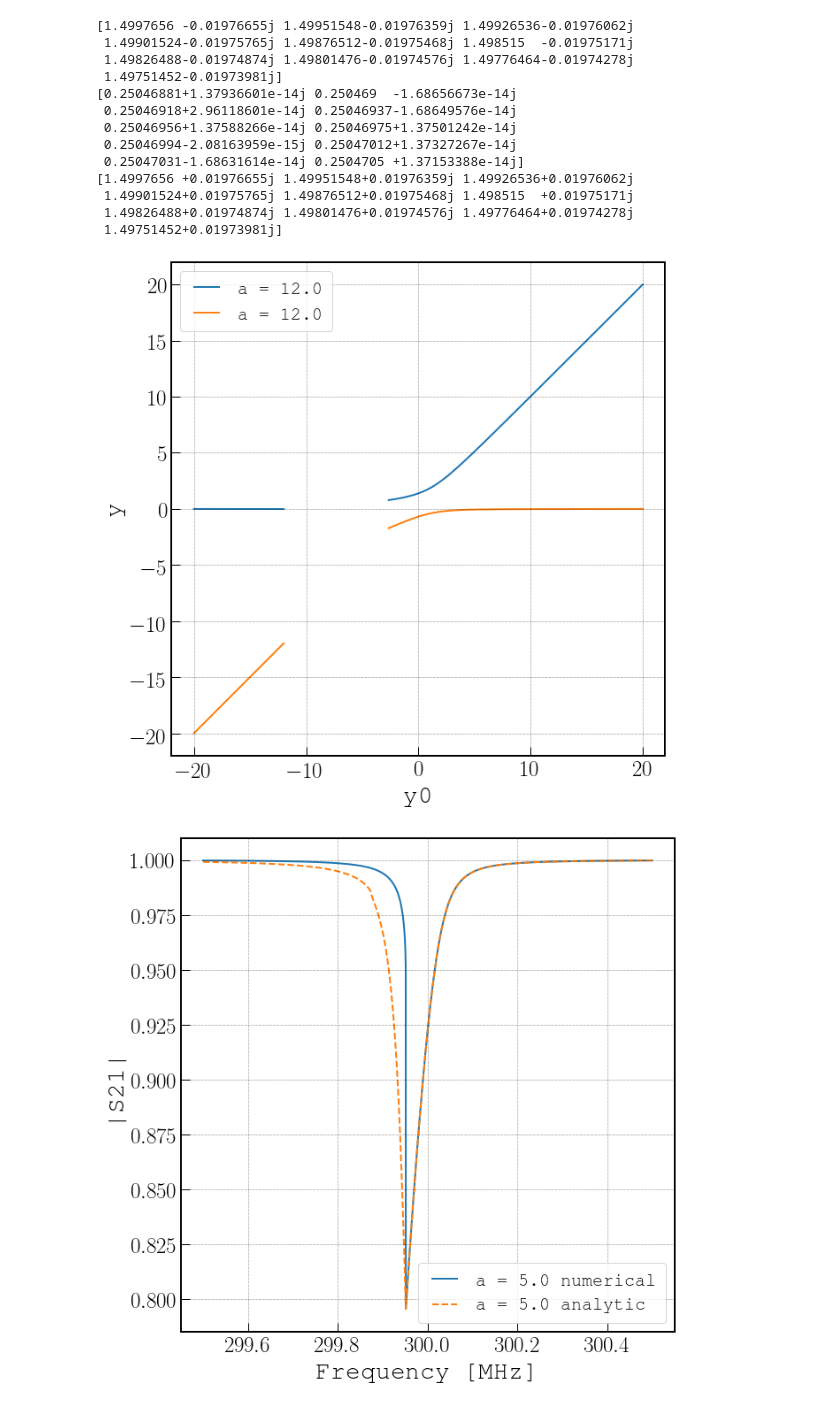
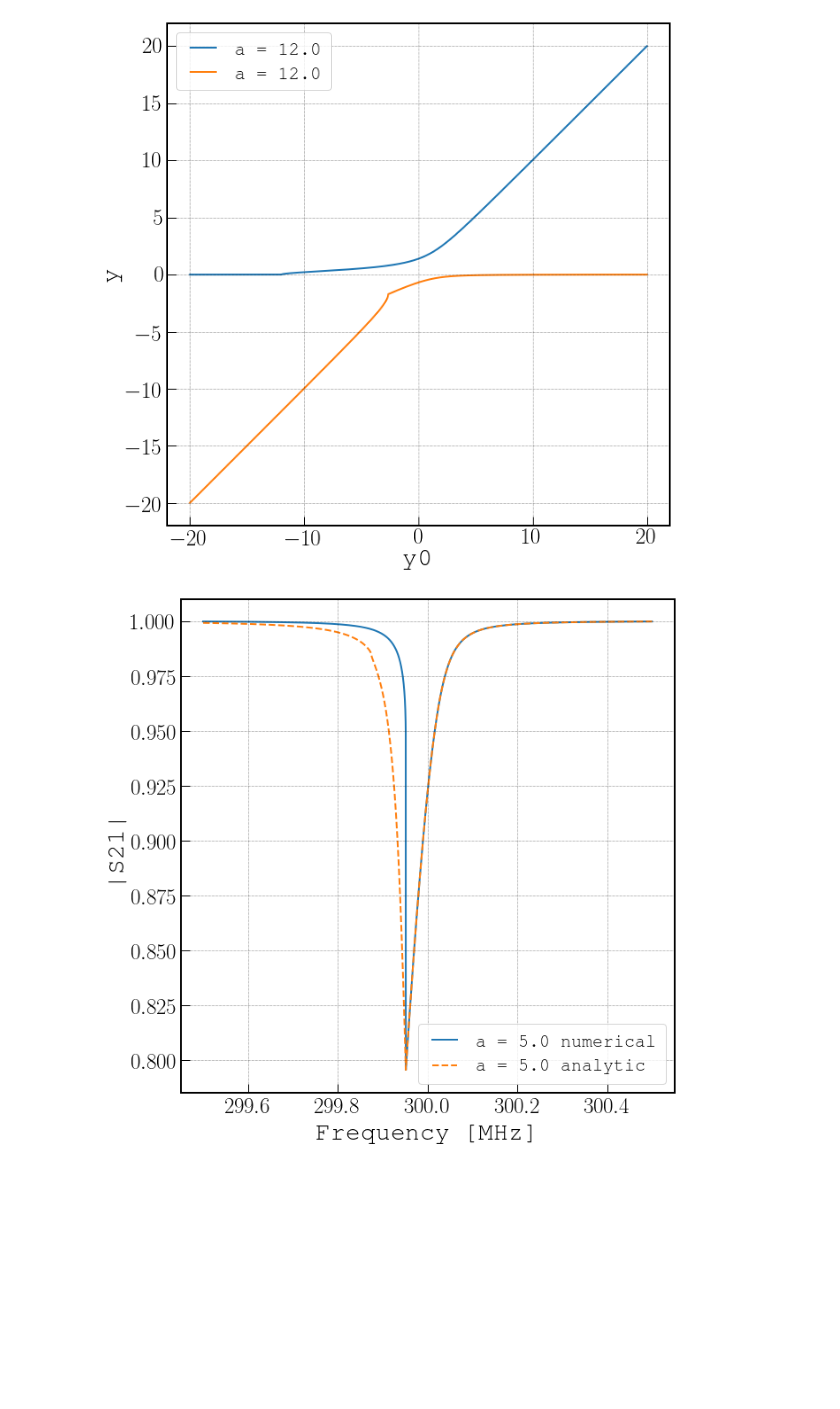
Before and after one commit to WanduiAlbert/ResoBolo, a Jupyter notebook: code/Non Linear Resonances and Bifurcation.ipynb, the cells around one changed output. Cells and saved outputs as stored; diff of their text form; code cells hidden in the pictures; blank space fills up the shorter version.

```diff
--- a/code/Non Linear Resonances and Bifurcation.ipynb
+++ b/code/Non Linear Resonances and Bifurcation.ipynb
@@ -35,39 +35,26 @@ a_values = np.array([0, 0.6, 0.8, 1.0, 3.0, 5.0, 12.0])
 # %%
 x0 = (f - f0)/f0
 y0 = x0/dQr
 fig, ax = plt.subplots(figsize=(10,10))
 for a in a_values[6:]:
-    k2 = np.sqrt((y0**3/27 + y0/12 + a/8)**2 - (y0**2/9 - 1/12)**3, dtype=np.complex128)
-    k1 = (np.power(a/8 + y0/12 + k2 + y0**3/27, 1./3, dtype=np.complex128))
-    y1 = (y0/3 + (y0**2/9 - 1/12)/k1 + k1)
-    y2 = (y0/3 + (y0**2/9 - 1/12)/eps/k1 + k1*eps)
-    y3 = (y0/3 + (y0**2/9 - 1/12)/eps**2/k1 + k1*eps**2)
-    print (((y1-y0)*(1 + y1**2)/a)[:10])
-    print (((y2-y0)*(1 + y2**2)/a)[:10])
-    print (((y3-y0)*(1 + y3**2)/a)[:10])
+    k2 = np.sqrt((y0**3/27. + y0/12. + a/8.)**2 - (y0**2/9. - 1/12.)**3, dtype=np.complex128)
+    k1 = (np.power(a/8. + y0/12. + k2 + y0**3/27., 1./3, dtype=np.complex128))
+    y1 = (y0/3. + (y0**2/9. - 1./12.)/k1 + k1)
+    y2 = (y0/3. + (y0**2/9. - 1./12.)/eps/k1 + k1*eps)
+    y3 = (y0/3. + (y0**2/9. - 1./12.)/eps**2/k1 + k1*eps**2)
+#     print (((y1-y0)*(1 + y1**2)/a)[:10])
+#     print (((y2-y0)*(1 + y2**2)/a)[:10])
+#     print (((y3-y0)*(1 + y3**2)/a)[:10])
     ax.plot(y0, y1.real, label='a = {0:1.1f}'.format(a))
     ax.plot(y0, y2.real, label='a = {0:1.1f}'.format(a))
 
 ax.set_xlabel(r'y0')
 ax.set_ylabel(r'y')
 ax.grid(which='both')
 ax.axis('tight')
 ax.legend(loc='best');
 # %% [output]
-[1.4997656 -0.01976655j 1.49951548-0.01976359j 1.49926536-0.01976062j
- 1.49901524-0.01975765j 1.49876512-0.01975468j 1.498515  -0.01975171j
- 1.49826488-0.01974874j 1.49801476-0.01974576j 1.49776464-0.01974278j
- 1.49751452-0.01973981j]
-[0.25046881+1.37936601e-14j 0.250469  -1.68656673e-14j
- 0.25046918+2.96118601e-14j 0.25046937-1.68649576e-14j
- 0.25046956+1.37588266e-14j 0.25046975+1.37501242e-14j
- 0.25046994-2.08163959e-15j 0.25047012+1.37327267e-14j
- 0.25047031-1.68631614e-14j 0.2504705 +1.37153388e-14j]
-[1.4997656 +0.01976655j 1.49951548+0.01976359j 1.49926536+0.01976062j
- 1.49901524+0.01975765j 1.49876512+0.01975468j 1.498515  +0.01975171j
- 1.49826488+0.01974874j 1.49801476+0.01974576j 1.49776464+0.01974278j
- 1.49751452+0.01973981j]
-[figure, old version]
+[figure, new version]
 # %%
 fig, ax = plt.subplots(figsize=(10,10))
 for a in a_values[5:6]:
```
Also changed, not shown: parts of 1 cell of this notebook, 2 other files.
